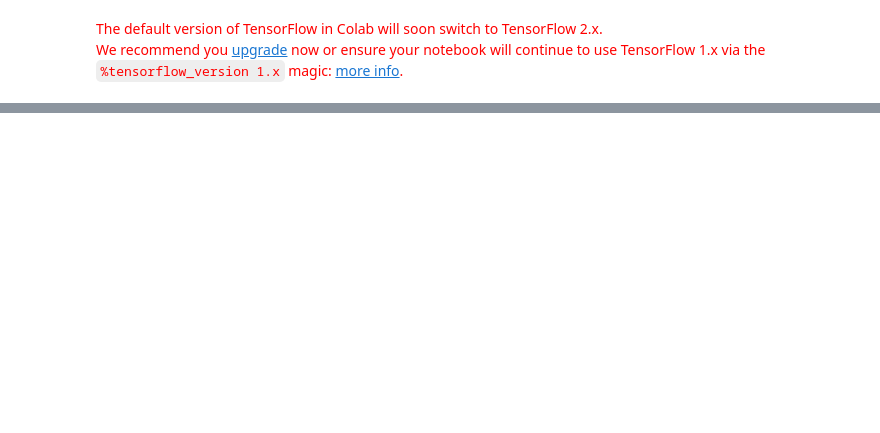
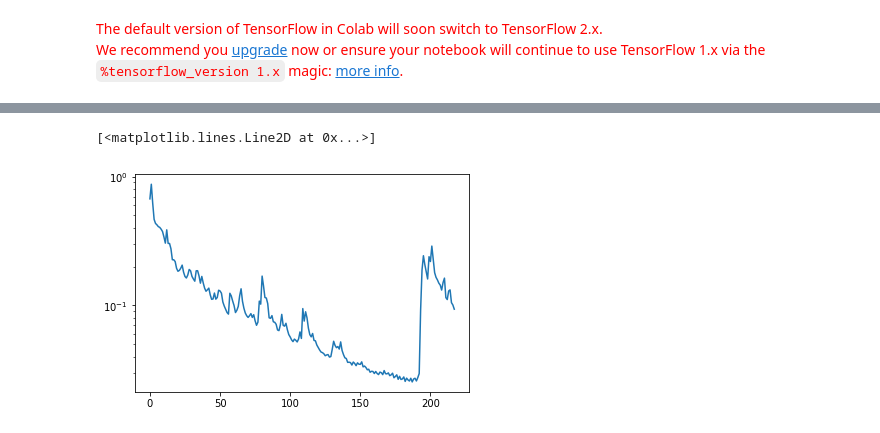
Before and after one commit to markusmeingast/Satellite-Classifier, a Jupyter notebook: 02-roottop/roof_segmentation.ipynb, the cells around one changed output, grey strips where cells are left out. Cells and saved outputs as stored; diff of their text form; code cells hidden in the pictures; blank space fills up the shorter version.

```diff
--- a/02-roottop/roof_segmentation.ipynb
+++ b/02-roottop/roof_segmentation.ipynb
@@ -26,11 +25,3 @@ from tensorflow.keras.optimizers import Adam
 # %% [output]
 The default version of TensorFlow in Colab will soon switch to TensorFlow 2.x.
 We recommend you upgrade now or ensure your notebook will continue to use TensorFlow 1.x via the %tensorflow_version 1.x magic: more info.
-# %%
-################################################################################
-# %% LOAD DATA AND SPLIT  <-- TO BE MOVED INTO GENERATOR!
-################################################################################
-
-X = np.load('drive/My Drive/Data/image-0.npy')#[0:4096]
-y = np.load('drive/My Drive/Data/label-0.npy')#[0:4096]
-X_train, X_test, y_train, y_test = train_test_split(X,y)
@@ -185,3 +223,13 @@ KeyboardInterrupt: ignored
+# %%
+################################################################################
+# %% PLOTTING LOSS CURVE
+################################################################################
+
+#mp.semilogy(abs(np.array(history.history['acc'])-1))
+mp.semilogy(history.history['loss'])
+# %% [output]
+[<matplotlib.lines.Line2D at 0x...>]
+[figure, added]
 # %%
 ################################################################################
 # %% PLOTTING BASE TRUTH
```
Also changed, not shown: parts of 10 cells of this notebook, 7 other files.
